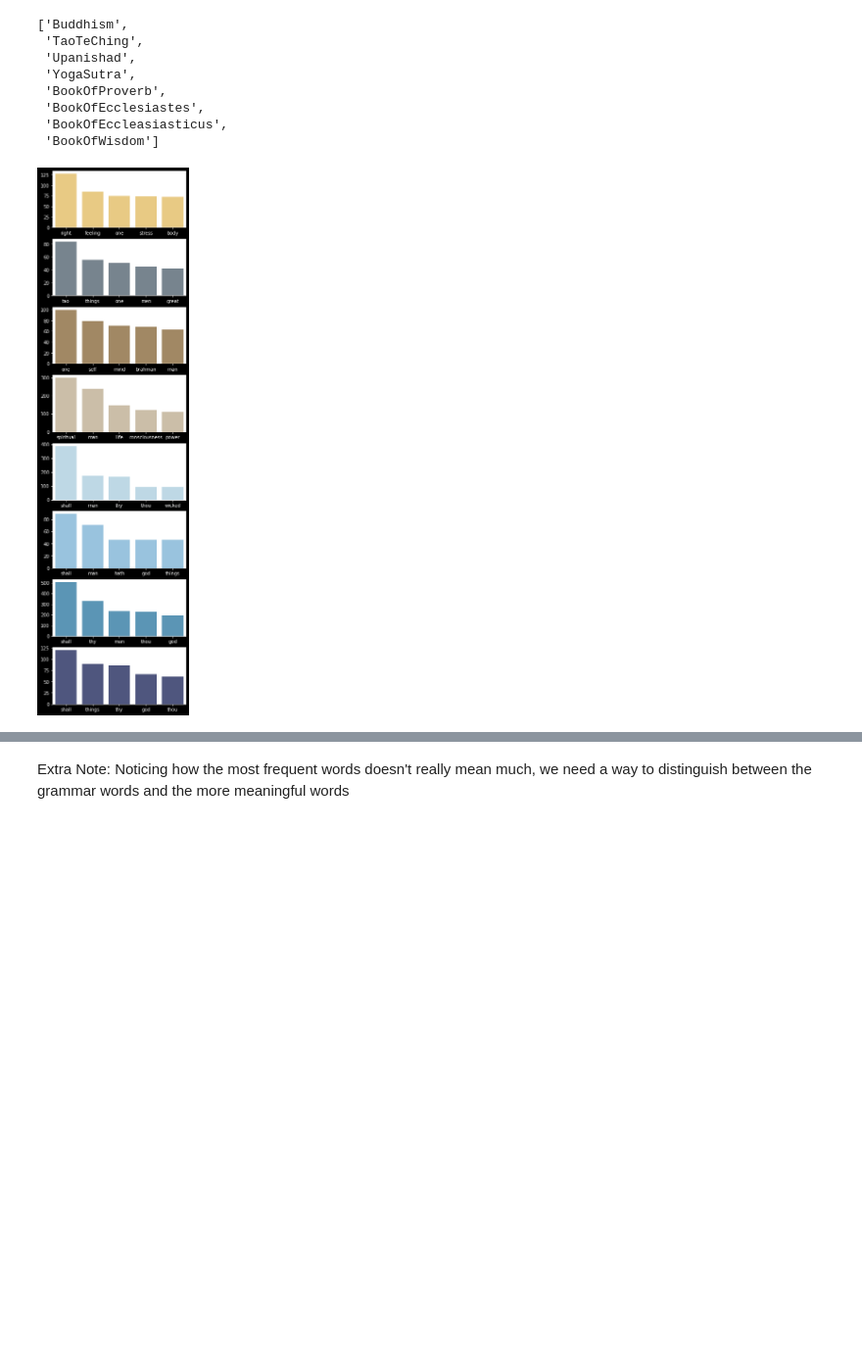
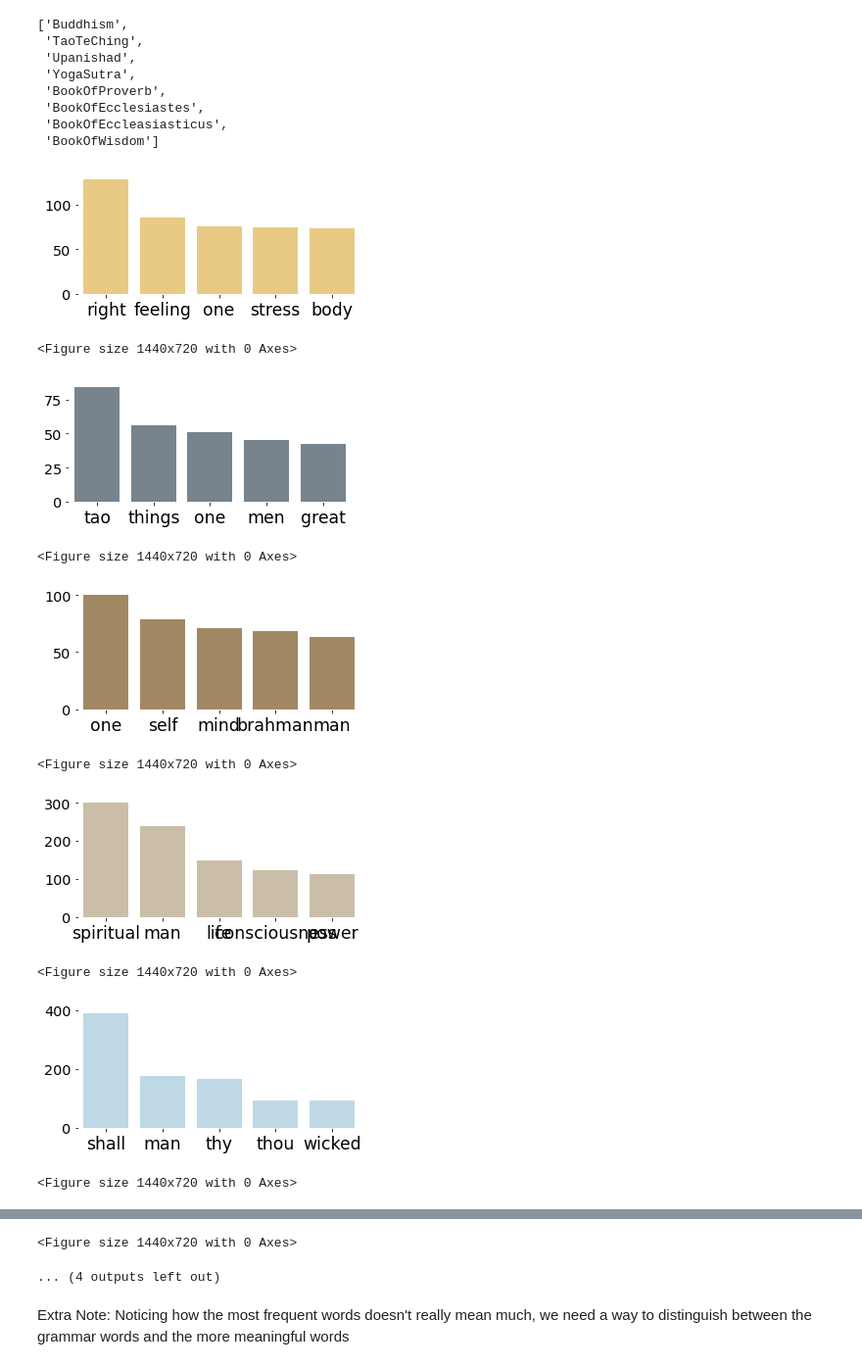
Before and after one commit to Barry0121/Religious-Text-Analysis-NLP, a Jupyter notebook: Beginner Track/barry.ipynb, the cells around one changed output, grey strips where cells are left out. Shown at 98% size. Saved outputs shown, nothing was run; the diff lists cells and outputs as text; code cells hidden in the pictures; blank space fills up the shorter version.

```diff
--- a/Beginner Track/barry.ipynb
+++ b/Beginner Track/barry.ipynb
@@ -50,9 +50,11 @@ General Trend Investigation
 mpl.rcParams.update({'axes.facecolor': 'white',
                      'text.color' : "black",
                      'axes.labelcolor' : "black",
-                     'xtick.color': 'white',
-                     'ytick.color': 'white',
-                     'figure.figsize': (20, 10)
+                     'xtick.color': 'black',
+                     'ytick.color': 'black',
+                     'figure.figsize': (20, 10),
+                     'xtick.labelsize': "xx-large",
+                     'ytick.labelsize': "x-large"
                      })
 # %% [markdown]
 Plot the overall word count
@@ -103,12 +110,26 @@ calc_rgb(76, 154, 196), calc_rgb(71, 81, 134)]
 # %%
 index = 1
 
 for book in book_names:
     table = train[train['book'] == book].drop(columns=['chapter', 'book']).sum(axis=0).sort_values(ascending=False)[:5]
-    plt.subplot(8,1,index)
+    plt.figure().patch.set_facecolor('white')
+    plt.subplot(8,1,index).figsize = (20, 10)
     plt.subplots_adjust(left=-0.1, right=0.1, bottom=-0.8, top = 0.8)
+
     sns.barplot(x=table.index, y=table, palette=[pal[index-1]]*5)
+    plt.figure().patch.set_facecolor('white')
 
     index+=1
+
+plt.savefig('eight_barplots.png')
 # %% [output]
-[figure, old version]
+[figure, new version]
+<Figure size 1440x720 with 0 Axes>
+[figure, added]
+<Figure size 1440x720 with 0 Axes>
+[figure, added]
+<Figure size 1440x720 with 0 Axes>
+[figure, added]
+<Figure size 1440x720 with 0 Axes>
+[figure, added]
+<Figure size 1440x720 with 0 Axes>
@@ -115,3 +137,5 @@ for book in book_names:
+<Figure size 1440x720 with 0 Axes>
+... (4 outputs left out)
 # %%
 # general word count, not really indicative
 group_by_books = train.groupby('book').sum()
```
Also changed, not shown: parts of 6 cells of this notebook, 8 other files.
